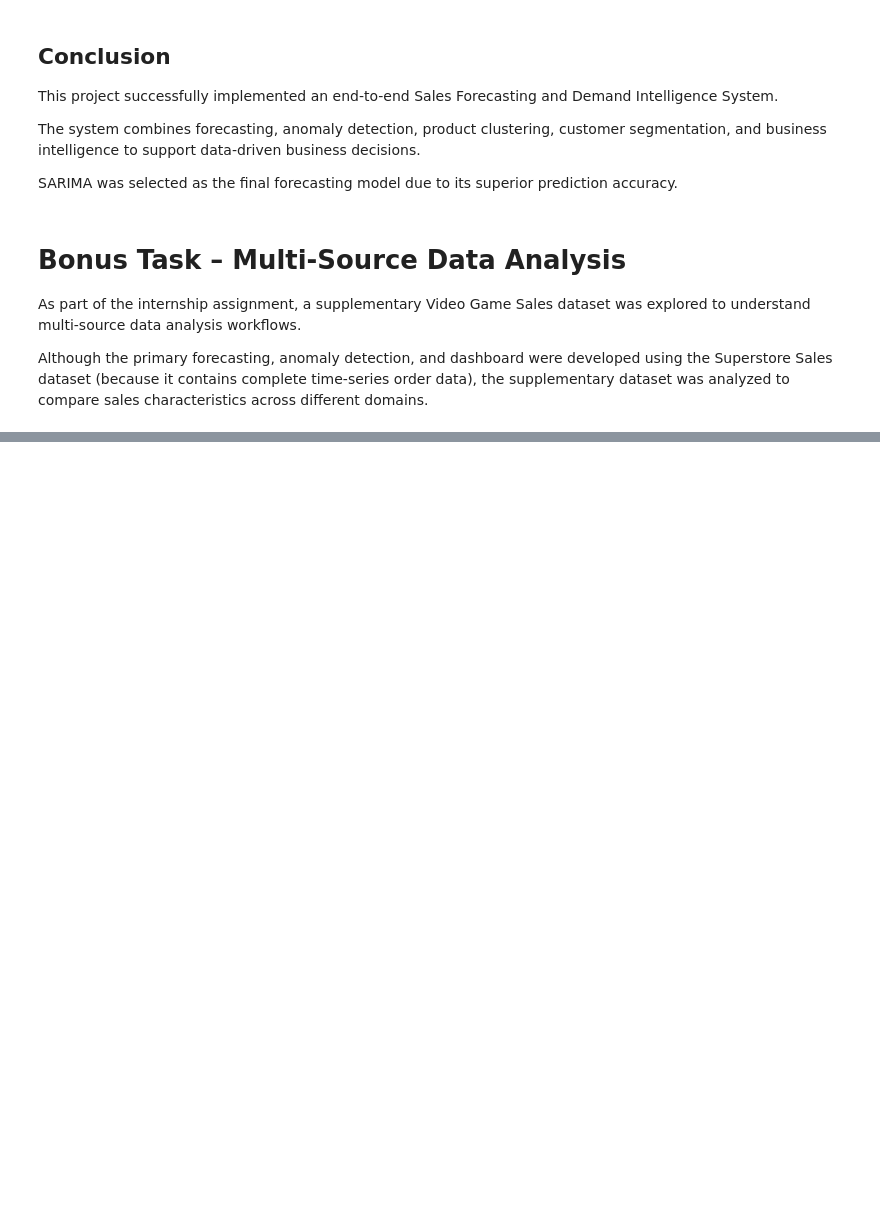
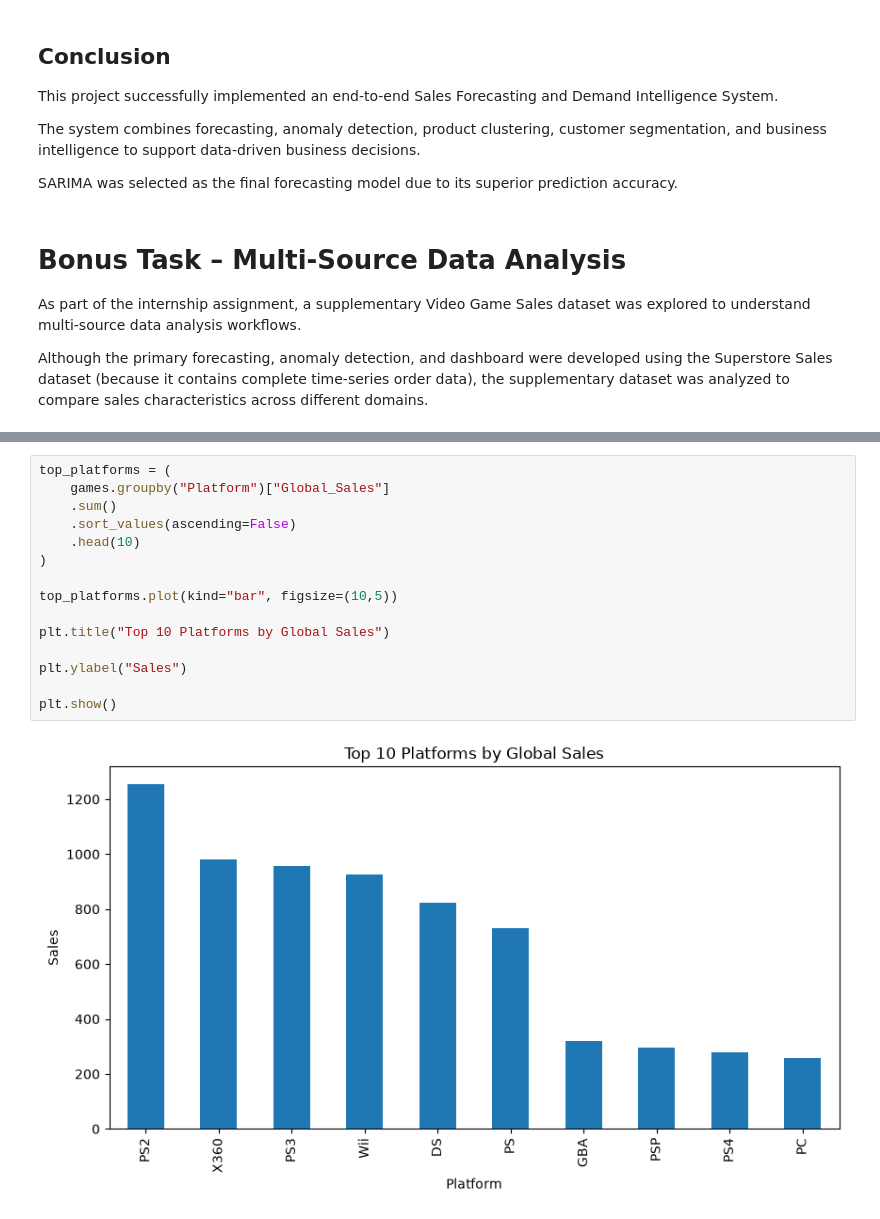
Before and after one commit to CGNA0524/SalesForecasting_Chirag, a Jupyter notebook: notebooks/analysis.ipynb, the cells around one changed output, grey strips where cells are left out. Cells and saved outputs as stored; diff of their text form; blank space fills up the shorter version.

```diff
--- a/notebooks/analysis.ipynb
+++ b/notebooks/analysis.ipynb
@@ -1933,0 +2006,17 @@ FileNotFoundError: [Errno 2] No such file or directory: 'data/vgsales.csv'
+# %%
+top_platforms = (
+    games.groupby("Platform")["Global_Sales"]
+    .sum()
+    .sort_values(ascending=False)
+    .head(10)
+)
+
+top_platforms.plot(kind="bar", figsize=(10,5))
+
+plt.title("Top 10 Platforms by Global Sales")
+
+plt.ylabel("Sales")
+
+plt.show()
+# %% [output]
+[figure, added]
```
Also changed, not shown: parts of 7 cells of this notebook.
